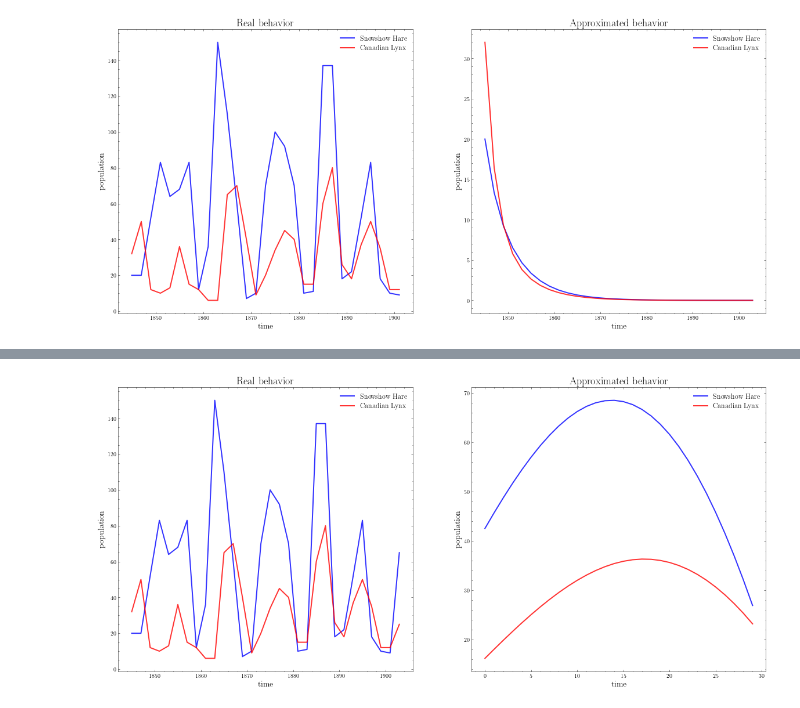
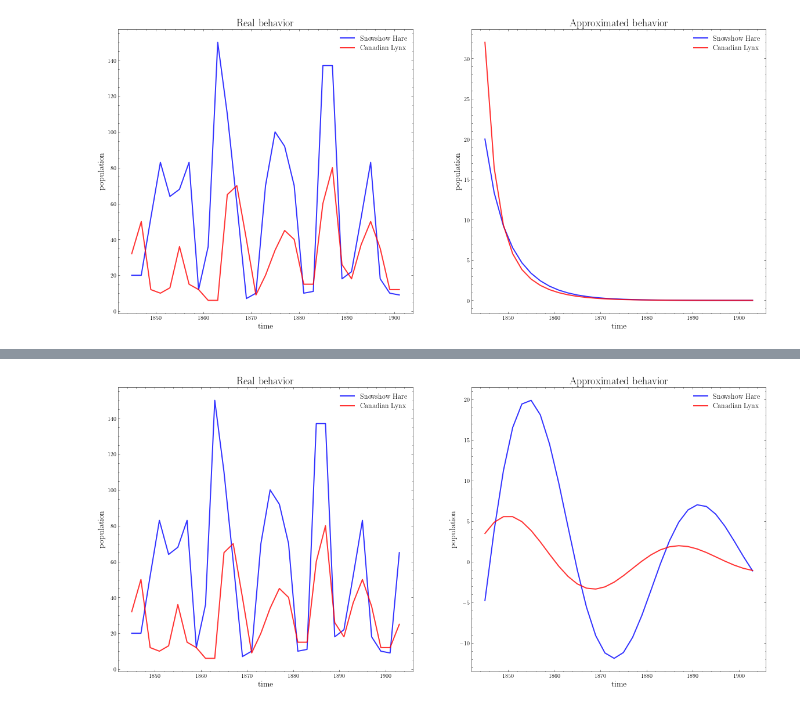
Before and after one commit to tdinelli/Modelling-From-Measurements, a Jupyter notebook: Notebooks/Part-1.ipynb, the cells around one changed output, grey strips where cells are left out. Drawn from its saved outputs; the diff is of its cells as text; code cells hidden in the pictures.

```diff
--- a/Notebooks/Part-1.ipynb
+++ b/Notebooks/Part-1.ipynb
@@ -164,21 +148,0 @@ eng = matlab.engine.start_matlab()
-# %%
-X = tmp_data[:,:]
-agg = os.path.join(os.getcwd(), 'Utility', 'MatlabBOPDMD')
-eng.addpath(agg, nargout=0)
-
-r = 2
-imode = 1
-
-maxiter = 50 # maximum number of iterations
-tol = 1e-10 # tolerance of fit
-eps_stall = 1e-15 # tolerance for detecting a stalled optimization
-
-opts = eng.varpro_opts('maxiter',maxiter,'tol',tol,'eps_stall',eps_stall, nargout=1)
-
-U,Sigma,VT = np.linalg.svd(X,full_matrices=False)
-
-xxx = matlab.double(X.tolist())
-ttt = matlab.double(vector = yr.tolist())
-uuu = matlab.double(U.tolist())
-
-w, e, b = eng.optdmd(xxx, ttt, r, imode,opts,[],uuu, nargout=3)
@@ -205,33 +149,27 @@ eng.quit()
-# %%
-w = np.array(w)
-e = np.array(e)
-b = np.array(b)
-
-years = np.array(yr)
-
-diagb = np.array([[b[0,0], 0],
-                [0, b[1,0]]])
-
-x_dmd = w * np.diag(b) @ np.exp(e * years)
+# %%
+# RECONSTRUCTION OF THE PREDICTION
+
+e_reshaped = np.reshape(e, (2,1))
+x_dmd = w * np.diag(b) @ np.exp(e_reshaped * years)
 # %%
 fig = plt.figure(figsize=(20, 9))
 
 ax = plt.subplot(1,2,1)
 h = ax.plot(yr[:], X[0, :], linewidth='2', color='blue', alpha=0.8)
 h = ax.plot(yr[:], X[1, :], linewidth='2', color='red', alpha=0.8)
 ax.set_title('Real behavior', fontsize = 18)
 plt.xlabel('time', fontsize = 14)
 plt.ylabel('population', fontsize = 14)
 plt.legend(['Snowshow Hare', 'Canadian Lynx'], fontsize = 12)
 
 ax = plt.subplot(1,2,2)
-h = ax.plot(np.real(x_dmd[0, :]), linewidth='2', color='blue', alpha=0.8)
-h = ax.plot(np.real(x_dmd[1, :]), linewidth='2', color='red', alpha=0.8)
+h = ax.plot(yr, np.real(x_dmd[0, :]), linewidth='2', color='blue', alpha=0.8)
+h = ax.plot(yr, np.real(x_dmd[1, :]), linewidth='2', color='red', alpha=0.8)
 ax.set_title('Approximated behavior', fontsize = 18)
 plt.xlabel('time', fontsize = 14)
 plt.ylabel('population', fontsize = 14)
 plt.legend(['Snowshow Hare', 'Canadian Lynx'], fontsize = 12)
 fig.savefig('Figures/BOPDMD_realset.pdf', format='pdf', dpi=1200)
 plt.show()
 # %% [output]
-[figure, old version]
+[figure, new version]
```
Also changed, not shown: parts of 47 cells of this notebook.
